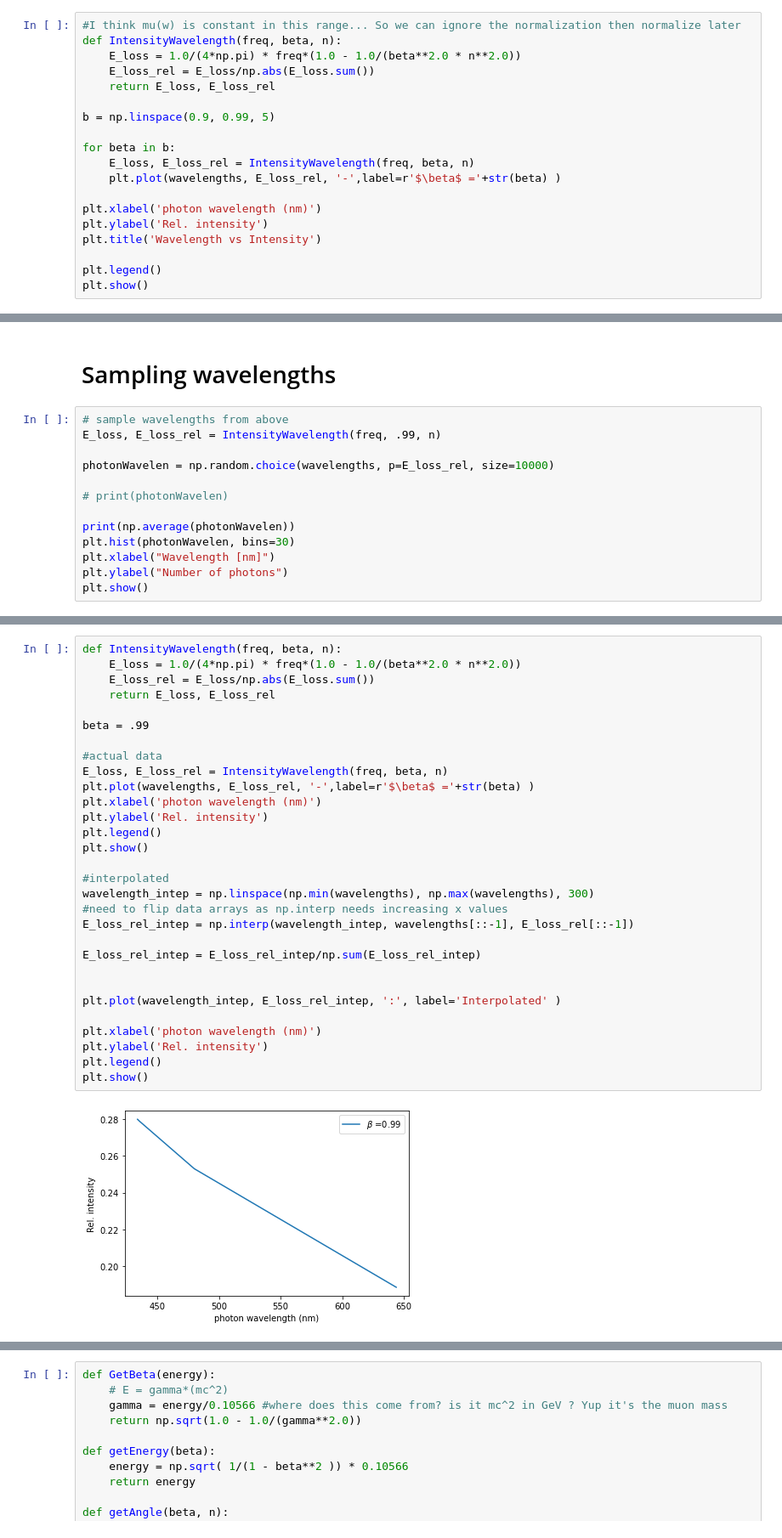
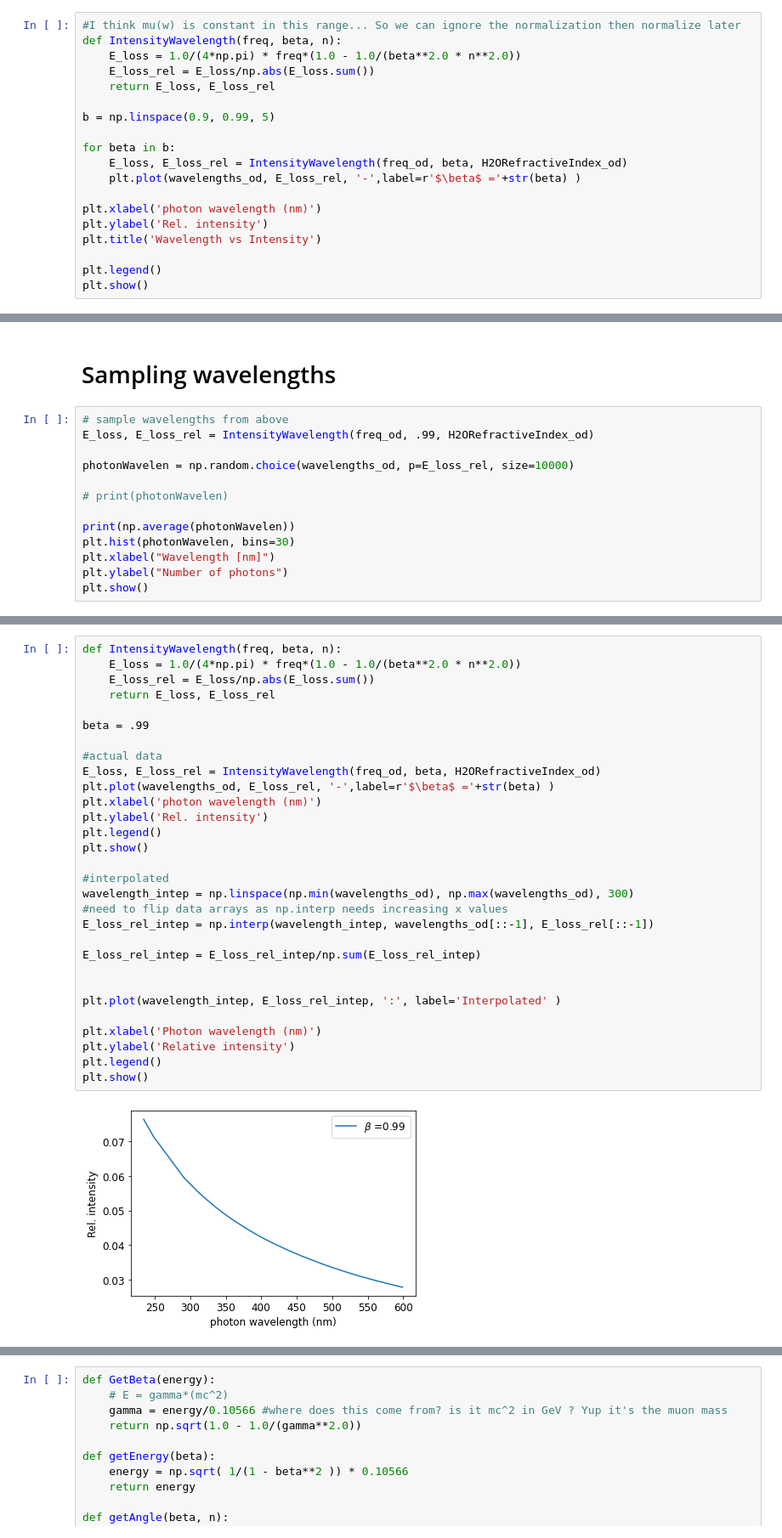
Before and after one commit to eklem1/OD_work, a Jupyter notebook: CherenkovGen/CherenkovTheory.ipynb, the cells around one changed output, grey strips where cells are left out. Shown at 85% size. Saved outputs shown, nothing was run; the diff lists cells and outputs as text.

```diff
--- a/CherenkovGen/CherenkovTheory.ipynb
+++ b/CherenkovGen/CherenkovTheory.ipynb
@@ -87,8 +86,8 @@ def IntensityWavelength(freq, beta, n):
 b = np.linspace(0.9, 0.99, 5)
 
 for beta in b:
-    E_loss, E_loss_rel = IntensityWavelength(freq, beta, n)
-    plt.plot(wavelengths, E_loss_rel, '-',label=r'$\beta$ ='+str(beta) )
+    E_loss, E_loss_rel = IntensityWavelength(freq_od, beta, H2ORefractiveIndex_od)
+    plt.plot(wavelengths_od, E_loss_rel, '-',label=r'$\beta$ ='+str(beta) )
 
 plt.xlabel('photon wavelength (nm)')
 plt.ylabel('Rel. intensity')
@@ -102,9 +101,9 @@ plt.show()
 # Sampling wavelengths
 # %%
 # sample wavelengths from above
-E_loss, E_loss_rel = IntensityWavelength(freq, .99, n)
+E_loss, E_loss_rel = IntensityWavelength(freq_od, .99, H2ORefractiveIndex_od)
 
-photonWavelen = np.random.choice(wavelengths, p=E_loss_rel, size=10000)
+photonWavelen = np.random.choice(wavelengths_od, p=E_loss_rel, size=10000)
 
 # print(photonWavelen)
 
@@ -119,32 +118,32 @@ plt.show()
 # %%
 def IntensityWavelength(freq, beta, n):
     E_loss = 1.0/(4*np.pi) * freq*(1.0 - 1.0/(beta**2.0 * n**2.0))
     E_loss_rel = E_loss/np.abs(E_loss.sum())
     return E_loss, E_loss_rel
 
 beta = .99
 
 #actual data
-E_loss, E_loss_rel = IntensityWavelength(freq, beta, n)
-plt.plot(wavelengths, E_loss_rel, '-',label=r'$\beta$ ='+str(beta) )
+E_loss, E_loss_rel = IntensityWavelength(freq_od, beta, H2ORefractiveIndex_od)
+plt.plot(wavelengths_od, E_loss_rel, '-',label=r'$\beta$ ='+str(beta) )
 plt.xlabel('photon wavelength (nm)')
 plt.ylabel('Rel. intensity')
 plt.legend()
 plt.show()
 
 #interpolated
-wavelength_intep = np.linspace(np.min(wavelengths), np.max(wavelengths), 300)
+wavelength_intep = np.linspace(np.min(wavelengths_od), np.max(wavelengths_od), 300)
 #need to flip data arrays as np.interp needs increasing x values
-E_loss_rel_intep = np.interp(wavelength_intep, wavelengths[::-1], E_loss_rel[::-1])
+E_loss_rel_intep = np.interp(wavelength_intep, wavelengths_od[::-1], E_loss_rel[::-1])
 
 E_loss_rel_intep = E_loss_rel_intep/np.sum(E_loss_rel_intep)
 
 
 plt.plot(wavelength_intep, E_loss_rel_intep, ':', label='Interpolated' )
 
-plt.xlabel('photon wavelength (nm)')
-plt.ylabel('Rel. intensity')
+plt.xlabel('Photon wavelength (nm)')
+plt.ylabel('Relative intensity')
 plt.legend()
 plt.show()
 # %% [output]
-[figure, old version]
+[figure, new version]
```
Also changed, not shown: parts of 16 cells of this notebook, 3 other files.
